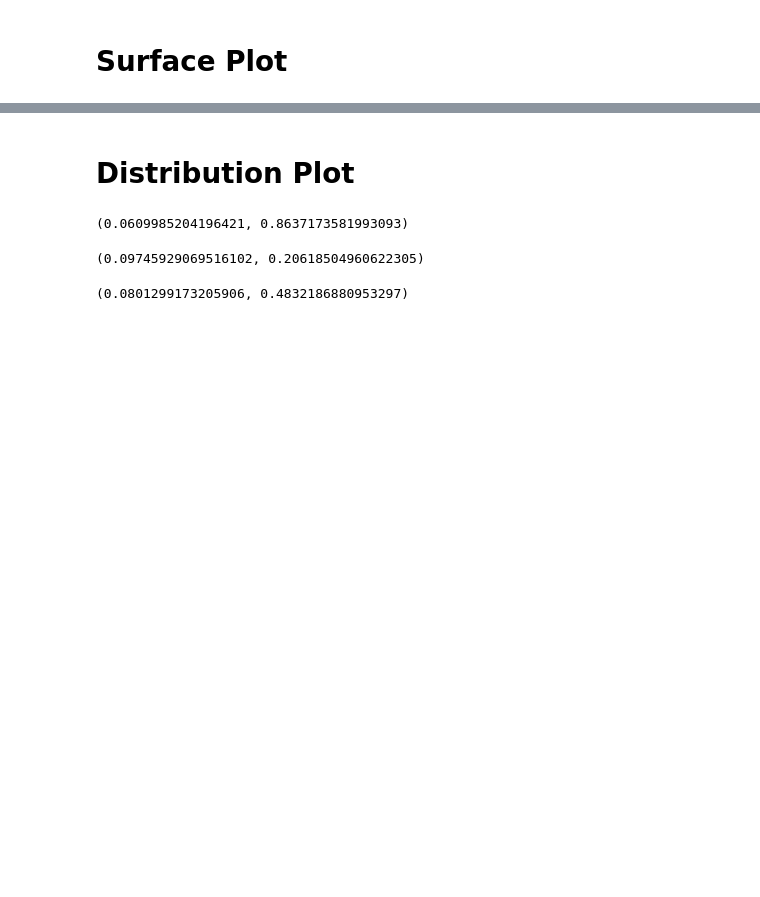
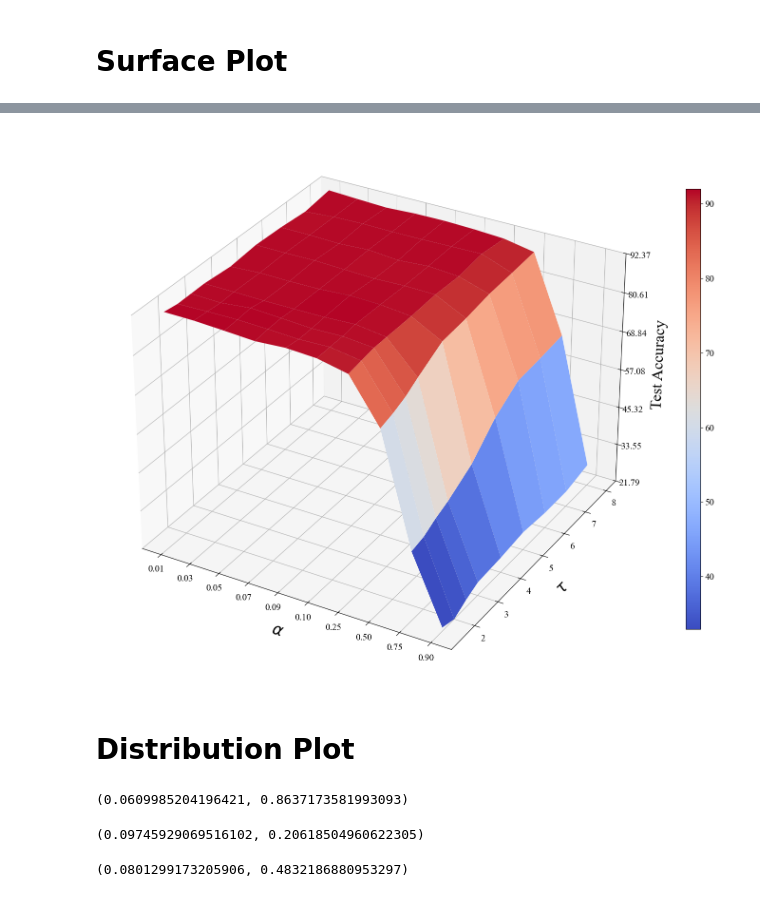
Before and after one commit to nordlinglab/ModelCompression-IntegratedGradients, a Jupyter notebook: Jupyter_notebooks/Paper_plots.ipynb, the cells around one changed output, grey strips where cells are left out. Cells and saved outputs as stored; diff of their text form; code cells hidden in the pictures; blank space fills up the shorter version.

```diff
--- a/Jupyter_notebooks/Paper_plots.ipynb
+++ b/Jupyter_notebooks/Paper_plots.ipynb
@@ -118,3 +119,56 @@ plt.show()
+# %%
+import numpy as np
+import matplotlib.pyplot as plt
+from matplotlib import cm
+from matplotlib.ticker import LinearLocator, FixedLocator, FuncFormatter
+
+plt.rcParams['font.family'] = 'Times New Roman'
+plt.rcParams['font.size'] = 14
+# Assuming kd is your DataFrame
+unique_alpha = np.sort(kd['Alpha'].unique())
+unique_temp = np.sort(kd['Temp'].unique())
+
+# Map Alpha values to categorical indices
+alpha_indices = {alpha: i for i, alpha in enumerate(unique_alpha)}
+
+# Meshgrid for categorical indices of Alpha and Temp
+X, Y = np.meshgrid(range(len(unique_alpha)), unique_temp)
+
+# Map Test Accuracy to the grid
+accuracy_grid = np.empty(X.shape)
+for i, alpha in enumerate(unique_alpha):
+    for j, temp in enumerate(unique_temp):
+        accuracy_grid[j, i] = kd[(kd['Alpha'] == alpha) & (kd['Temp'] == temp)]['Test Accuracy'].values[0]
+
+# Creating a 3D plot
+fig = plt.figure(figsize=(15, 12))
+ax = fig.add_subplot(111, projection='3d')
+
+# Plot the surface.
+surf = ax.plot_surface(X, Y, accuracy_grid, cmap=cm.coolwarm, linewidth=1, antialiased=True)
+
+# Customize the x-axis to show original Alpha values
+ax.set_xticks(range(len(unique_alpha)))
+ax.set_xticklabels([f'{alpha:.2f}' for alpha in unique_alpha])
+
+# Customize the z axis.
+ax.set_zlim(accuracy_grid.min(), accuracy_grid.max())
+ax.zaxis.set_major_locator(LinearLocator(7))
+ax.zaxis.set_major_formatter(FuncFormatter(lambda x, _: f'{x:.02f}'))
+ax.zaxis.set_tick_params(pad=5)
+
+# Labels for axes
+ax.set_xlabel(r'$\alpha$', fontsize=24, labelpad=15)
+ax.set_ylabel(r'$\tau$', fontsize=24, labelpad=15)
+ax.set_zlabel('Test Accuracy', fontsize=24, labelpad=15)
+
+# Add a color bar which maps values to colors.
+fig.colorbar(surf, shrink=.8, aspect=30)
+plt.savefig('Hernandez2024_surface_plot.pdf')
+plt.tight_layout()
+plt.show()
+# %% [output]
+[figure, added]
 # %% [markdown]
 # Distribution Plot
 # %%
```
Also changed, not shown: parts of 5 cells of this notebook, 7 other files.
